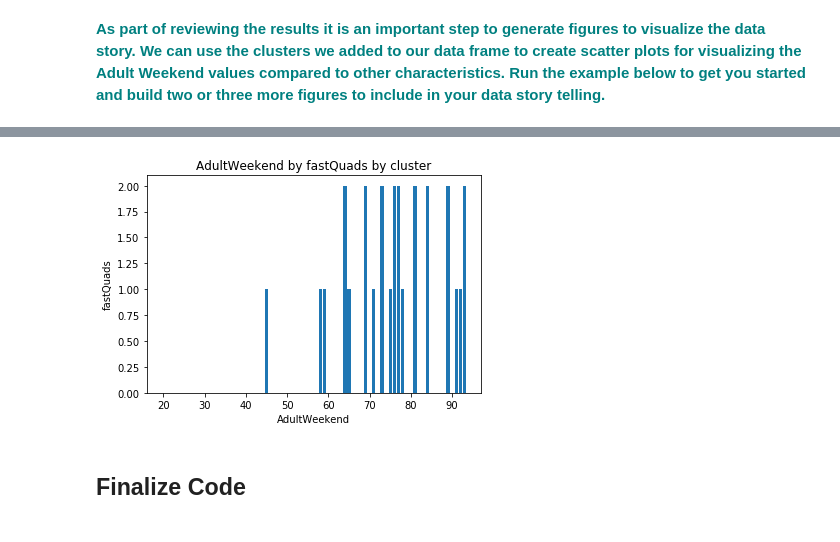
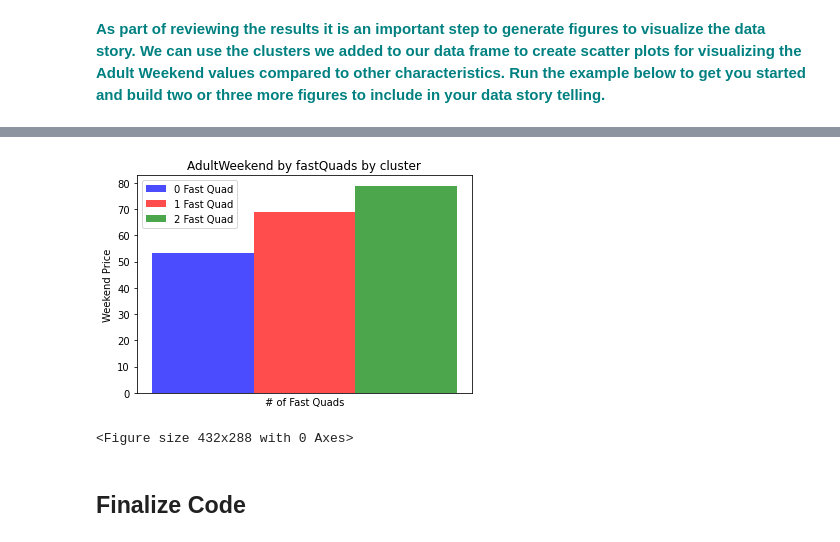
Before and after one commit to shubh8990/Guided_Capstone_1, a Jupyter notebook: Step_6_Documentation/Notebook_stepsix.ipynb, the cells around one changed output, grey strips where cells are left out. Saved outputs shown, nothing was run; the diff lists cells and outputs as text; code cells hidden in the pictures.

```diff
--- a/Step_6_Documentation/Notebook_stepsix.ipynb
+++ b/Step_6_Documentation/Notebook_stepsix.ipynb
@@ -173,11 +204,38 @@ plt.savefig('figues/fig4.png',bbox_inches='tight')
-# %%
-plt.bar(skidata['AdultWeekend'], skidata['fastQuads'], align = 'center')
-plt.xlabel('AdultWeekend')
-plt.ylabel('fastQuads')
-plt.title('AdultWeekend by fastQuads by cluster')
-plt.savefig('figues/fig5.png',bbox_inches='tight')
-# %% [output]
-[figure, removed]
+# %%
+#Finding the Average Adult Weekend prices of all the resorts which have 0 fastQuads
+price_zero_weekend = skidata[skidata['fastQuads'] == 0]['AdultWeekend'].mean()
+#Finding the Average Adult Weekend prices of all the resorts which have 1 fastQuads
+price_one_weekend = skidata[skidata['fastQuads'] == 1]['AdultWeekend'].mean()
+#Finding the Average Adult Weekend prices of all the resorts which have 2 fastQuads
+price_two_weekend = skidata[skidata['fastQuads'] == 2]['AdultWeekend'].mean()
+# %%
+#Plotting the Average Adult Weekend Prices based on the number of fast Quads.
+fig, ax = plt.subplots()
+index = 1
+bar_width = 1
+opacity = 0.7
+error_config = {'ecolor': '0.5'}
+
+r1 = ax.bar(index, price_zero_weekend, bar_width, alpha=opacity, color='b', error_kw=error_config)
+r2 = ax.bar(index + bar_width, price_one_weekend, bar_width, alpha=opacity, color='r', error_kw=error_config)
+r3 = ax.bar(index + bar_width * 2, price_two_weekend, bar_width, alpha=opacity, color='g', error_kw=error_config)
+
+plt.ylabel('Weekend Price')
+plt.xlabel('# of Fast Quads')
+plt.title('Weekend Price changes along with # of fast Quads')
+plt.legend(['0 Fast Quad','1 Fast Quad', '2 Fast Quad'], loc =2)
+plt.title('AdultWeekend by fastQuads by cluster')
+plt.tick_params(
+    axis='x',          # changes apply to the x-axis
+    which='both',      # both major and minor ticks are affected
+    bottom=False,      # ticks along the bottom edge are off
+    top=False,         # ticks along the top edge are off
+    labelbottom=False)
+plt.show()
+plt.savefig('figues/fig5.png',bbox_inches='tight')
+# %% [output]
+[figure, added]
+<Figure size 432x288 with 0 Axes>
 # %% [markdown]
 ## Finalize Code
 # %% [markdown]
```
Also changed, not shown: parts of 6 cells of this notebook, 6 other files.
